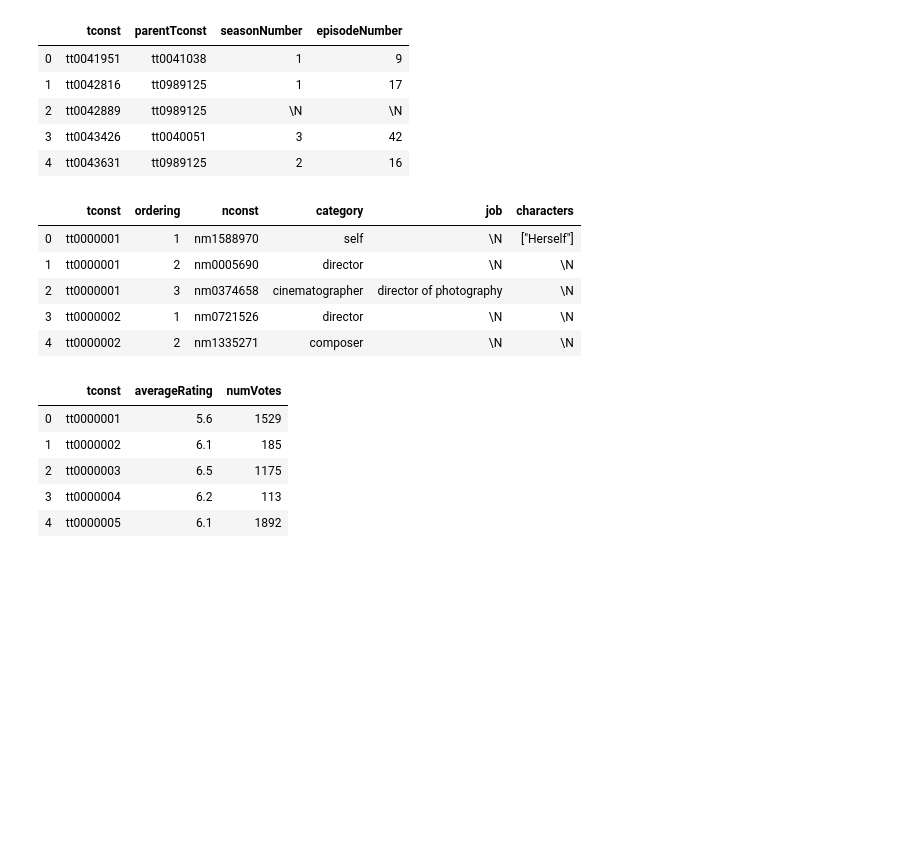
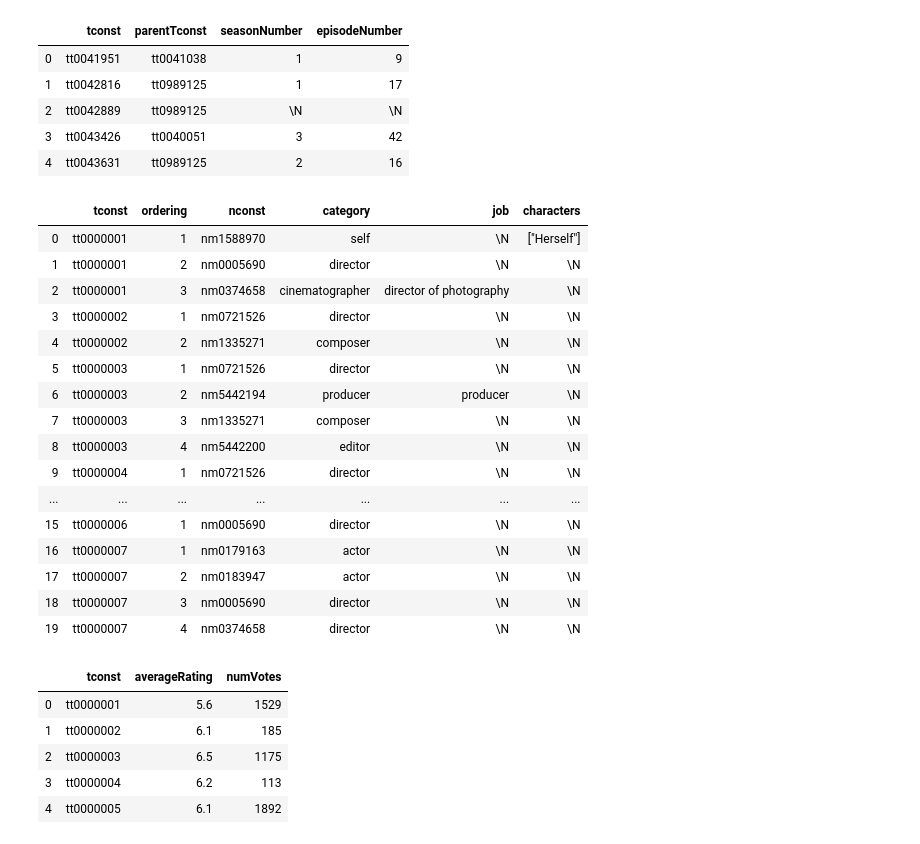
Before and after one commit to aiyer16/udacity-dend-capstone-etl, a Jupyter notebook: src/etl_scratch_notebook.ipynb, the cells around one changed output. Saved outputs shown, nothing was run; the diff lists cells and outputs as text; code cells hidden in the pictures; blank space fills up the shorter version.

```diff
--- a/src/etl_scratch_notebook.ipynb
+++ b/src/etl_scratch_notebook.ipynb
@@ -27,6 +29,7 @@ data = dict()
 for file in files_list:
     data[file] = pd.read_csv(temp_filepath+'/'+file, sep = '\t', nrows=100, compression='gzip',error_bad_lines=False)
 # %%
+data['name.basics.tsv.gz']['deathYear'] = data['name.basics.tsv.gz']['deathYear'].replace('\\N','')
 data['name.basics.tsv.gz'].head()
 # %% [output]
 |  | nconst | primaryName | birthYear | deathYear | primaryProfession | knownForTitles |
@@ -46,0 +41,3 @@ data['title.akas.tsv.gz'].head()
+# %%
+data['title.akas.tsv.gz']['region'] = data['title.akas.tsv.gz']['region'].replace('\\N','XX')
+data['title.akas.tsv.gz'].head(20)
@@ -72,14 +87,25 @@ data["title.episode.tsv.gz"].head()
 | 3 | tt0043426 | tt0040051 | 3 | 42 |
 | 4 | tt0043631 | tt0989125 | 2 | 16 |
 # %%
-data["title.principals.tsv.gz"].head()
+data["title.principals.tsv.gz"].head(20)
 # %% [output]
 |  | tconst | ordering | nconst | category | job | characters |
 | 0 | tt0000001 | 1 | nm1588970 | self | \N | ["Herself"] |
 | 1 | tt0000001 | 2 | nm0005690 | director | \N | \N |
 | 2 | tt0000001 | 3 | nm0374658 | cinematographer | director of photography | \N |
 | 3 | tt0000002 | 1 | nm0721526 | director | \N | \N |
 | 4 | tt0000002 | 2 | nm1335271 | composer | \N | \N |
+| 5 | tt0000003 | 1 | nm0721526 | director | \N | \N |
+| 6 | tt0000003 | 2 | nm5442194 | producer | producer | \N |
+| 7 | tt0000003 | 3 | nm1335271 | composer | \N | \N |
+| 8 | tt0000003 | 4 | nm5442200 | editor | \N | \N |
+| 9 | tt0000004 | 1 | nm0721526 | director | \N | \N |
+| ... | ... | ... | ... | ... | ... | ... |
+| 15 | tt0000006 | 1 | nm0005690 | director | \N | \N |
+| 16 | tt0000007 | 1 | nm0179163 | actor | \N | \N |
+| 17 | tt0000007 | 2 | nm0183947 | actor | \N | \N |
+| 18 | tt0000007 | 3 | nm0005690 | director | \N | \N |
+| 19 | tt0000007 | 4 | nm0374658 | director | \N | \N |
 # %%
 data["title.ratings.tsv.gz"].head()
 # %% [output]
```
Also changed, not shown: parts of 13 cells of this notebook, 1 other file.
